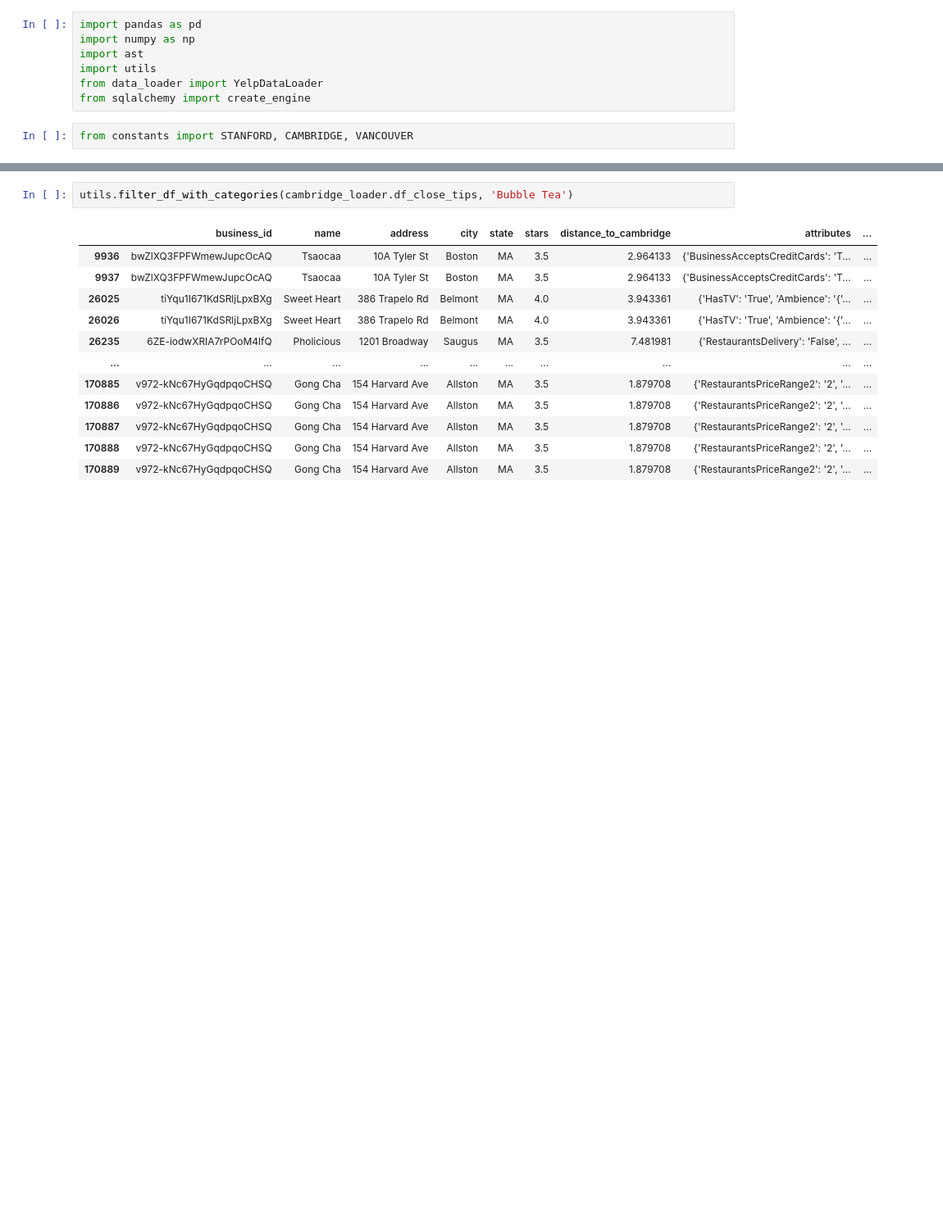
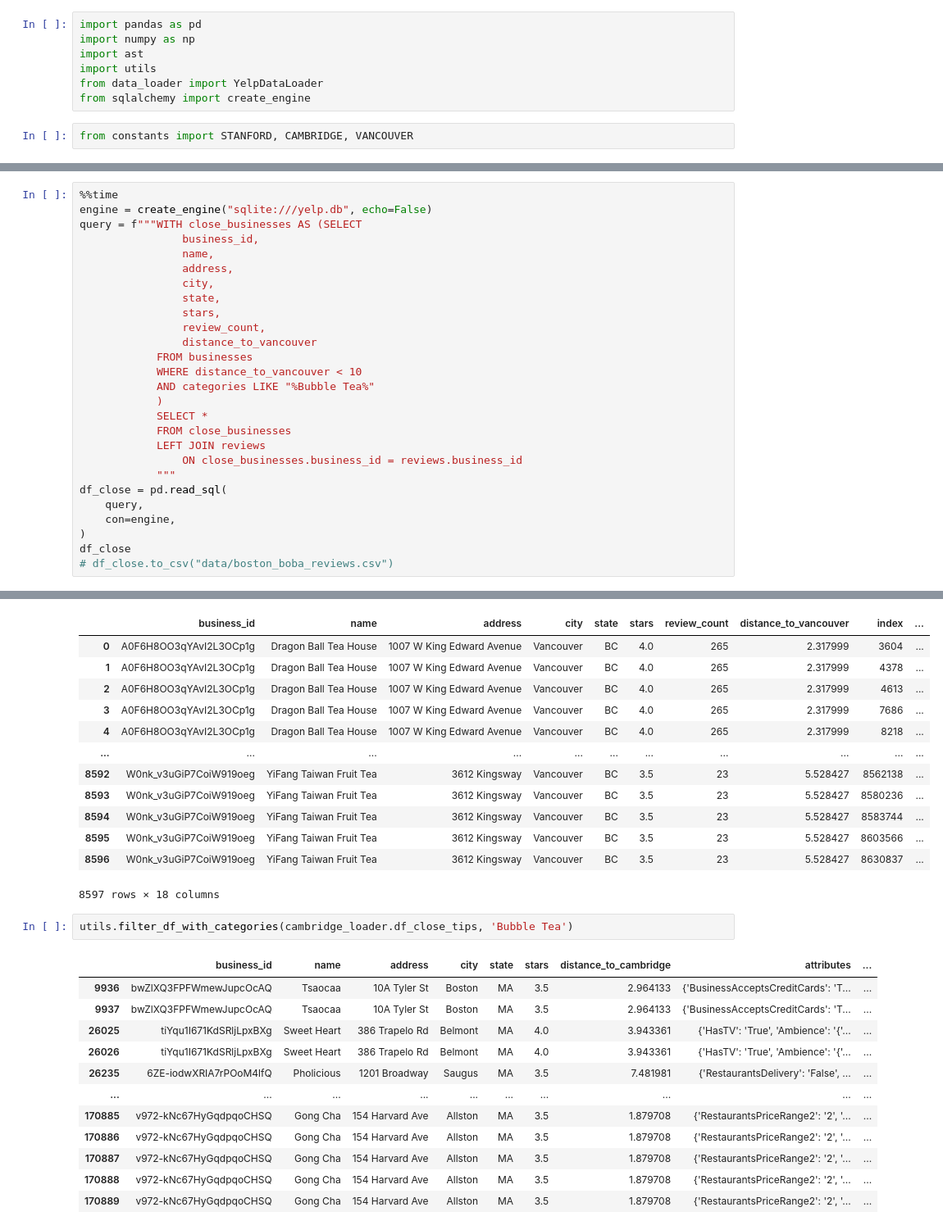
Before and after one commit to justinxu421/restaurant_planner, a Jupyter notebook: yelp.ipynb, the cells around one changed output, grey strips where cells are left out. Shown at 82% size. Drawn from its saved outputs; the diff is of its cells as text; blank space fills up the shorter version.

```diff
--- a/yelp.ipynb
+++ b/yelp.ipynb
@@ -48,0 +24,28 @@ Name: text, Length: 180980, dtype: object
+# %%
+%%time
+engine = create_engine("sqlite:///yelp.db", echo=False)
+query = f"""WITH close_businesses AS (SELECT
+                business_id,
+                name,
+                address,
+                city,
+                state,
+                stars,
+                review_count,
+                distance_to_vancouver
+            FROM businesses
+            WHERE distance_to_vancouver < 10
+            AND categories LIKE "%Bubble Tea%"
+            )
+            SELECT *
+            FROM close_businesses
+            LEFT JOIN reviews
+                ON close_businesses.business_id = reviews.business_id
+            """
+df_close = pd.read_sql(
+    query,
+    con=engine,
+)
+df_close
+# df_close.to_csv("data/boston_boba_reviews.csv")
+# %% [output]
@@ -49,3 +54,16 @@ Name: text, Length: 180980, dtype: object
+|  | business_id | name | address | city | state | stars | review_count | distance_to_vancouver | index | ... |
+| 0 | A0F6H8OO3qYAvI2L3OCp1g | Dragon Ball Tea House | 1007 W King Edward Avenue | Vancouver | BC | 4.0 | 265 | 2.317999 | 3604 | ... |
+| 1 | A0F6H8OO3qYAvI2L3OCp1g | Dragon Ball Tea House | 1007 W King Edward Avenue | Vancouver | BC | 4.0 | 265 | 2.317999 | 4378 | ... |
+| 2 | A0F6H8OO3qYAvI2L3OCp1g | Dragon Ball Tea House | 1007 W King Edward Avenue | Vancouver | BC | 4.0 | 265 | 2.317999 | 4613 | ... |
+| 3 | A0F6H8OO3qYAvI2L3OCp1g | Dragon Ball Tea House | 1007 W King Edward Avenue | Vancouver | BC | 4.0 | 265 | 2.317999 | 7686 | ... |
+| 4 | A0F6H8OO3qYAvI2L3OCp1g | Dragon Ball Tea House | 1007 W King Edward Avenue | Vancouver | BC | 4.0 | 265 | 2.317999 | 8218 | ... |
+| ... | ... | ... | ... | ... | ... | ... | ... | ... | ... | ... |
+| 8592 | W0nk_v3uGiP7CoiW919oeg | YiFang Taiwan Fruit Tea | 3612 Kingsway | Vancouver | BC | 3.5 | 23 | 5.528427 | 8562138 | ... |
+| 8593 | W0nk_v3uGiP7CoiW919oeg | YiFang Taiwan Fruit Tea | 3612 Kingsway | Vancouver | BC | 3.5 | 23 | 5.528427 | 8580236 | ... |
+| 8594 | W0nk_v3uGiP7CoiW919oeg | YiFang Taiwan Fruit Tea | 3612 Kingsway | Vancouver | BC | 3.5 | 23 | 5.528427 | 8583744 | ... |
+| 8595 | W0nk_v3uGiP7CoiW919oeg | YiFang Taiwan Fruit Tea | 3612 Kingsway | Vancouver | BC | 3.5 | 23 | 5.528427 | 8603566 | ... |
+| 8596 | W0nk_v3uGiP7CoiW919oeg | YiFang Taiwan Fruit Tea | 3612 Kingsway | Vancouver | BC | 3.5 | 23 | 5.528427 | 8630837 | ... |
+8597 rows × 18 columns
 # %%
 utils.filter_df_with_categories(cambridge_loader.df_close_tips, 'Bubble Tea')
 # %% [output]
```
Also changed, not shown: parts of 21 cells of this notebook, 2 other files.
